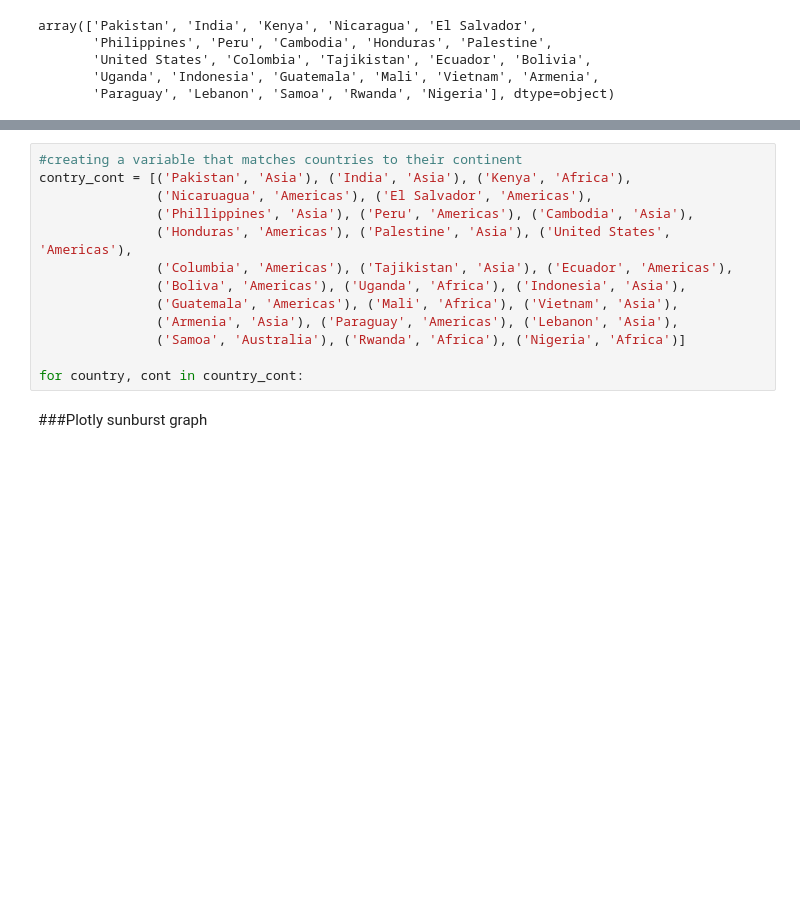
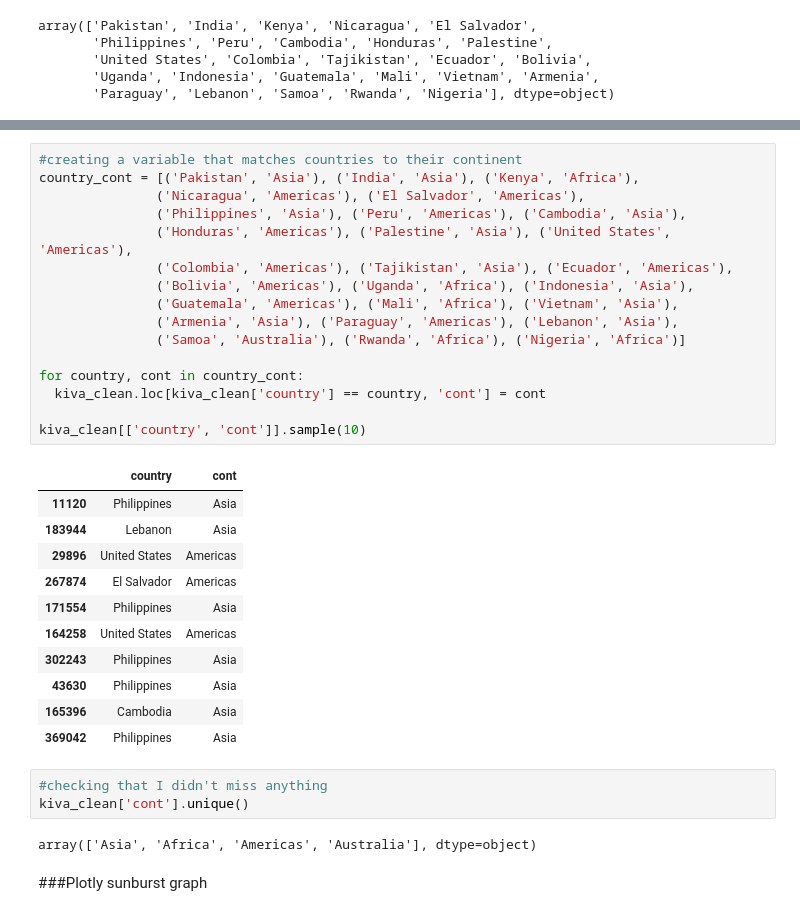
Before and after one commit to zacksnyder-lsds/Unit_1_build_week, a Jupyter notebook: Unit_1_build_week.ipynb, the cells around one changed output, grey strips where cells are left out. Drawn from its saved outputs; the diff is of its cells as text; blank space fills up the shorter version.

```diff
--- a/Unit_1_build_week.ipynb
+++ b/Unit_1_build_week.ipynb
@@ -261,17 +261,37 @@ kiva_clean.head()
 | 4 | female | KE | 250.0 | Services | purchase leather for my business ... | Services | Kenya | error |
 # %%
 #creating a variable that matches countries to their continent
-contry_cont = [('Pakistan', 'Asia'), ('India', 'Asia'), ('Kenya', 'Africa'),
-               ('Nicaruagua', 'Americas'), ('El Salvador', 'Americas'),
-               ('Phillippines', 'Asia'), ('Peru', 'Americas'), ('Cambodia', 'Asia'),
+country_cont = [('Pakistan', 'Asia'), ('India', 'Asia'), ('Kenya', 'Africa'),
+               ('Nicaragua', 'Americas'), ('El Salvador', 'Americas'),
+               ('Philippines', 'Asia'), ('Peru', 'Americas'), ('Cambodia', 'Asia'),
                ('Honduras', 'Americas'), ('Palestine', 'Asia'), ('United States', 'Americas'),
-               ('Columbia', 'Americas'), ('Tajikistan', 'Asia'), ('Ecuador', 'Americas'),
-               ('Boliva', 'Americas'), ('Uganda', 'Africa'), ('Indonesia', 'Asia'),
+               ('Colombia', 'Americas'), ('Tajikistan', 'Asia'), ('Ecuador', 'Americas'),
+               ('Bolivia', 'Americas'), ('Uganda', 'Africa'), ('Indonesia', 'Asia'),
                ('Guatemala', 'Americas'), ('Mali', 'Africa'), ('Vietnam', 'Asia'),
                ('Armenia', 'Asia'), ('Paraguay', 'Americas'), ('Lebanon', 'Asia'),
                ('Samoa', 'Australia'), ('Rwanda', 'Africa'), ('Nigeria', 'Africa')]
 
 for country, cont in country_cont:
+  kiva_clean.loc[kiva_clean['country'] == country, 'cont'] = cont
+
+kiva_clean[['country', 'cont']].sample(10)
+# %% [output]
+|  | country | cont |
+| 11120 | Philippines | Asia |
+| 183944 | Lebanon | Asia |
+| 29896 | United States | Americas |
+| 267874 | El Salvador | Americas |
+| 171554 | Philippines | Asia |
+| 164258 | United States | Americas |
+| 302243 | Philippines | Asia |
+| 43630 | Philippines | Asia |
+| 165396 | Cambodia | Asia |
+| 369042 | Philippines | Asia |
+# %%
+#checking that I didn't miss anything
+kiva_clean['cont'].unique()
+# %% [output]
+array(['Asia', 'Africa', 'Americas', 'Australia'], dtype=object)
 # %% [markdown]
 ###Plotly sunburst graph
 # %%
```
Also changed, not shown: parts of 12 cells of this notebook.
